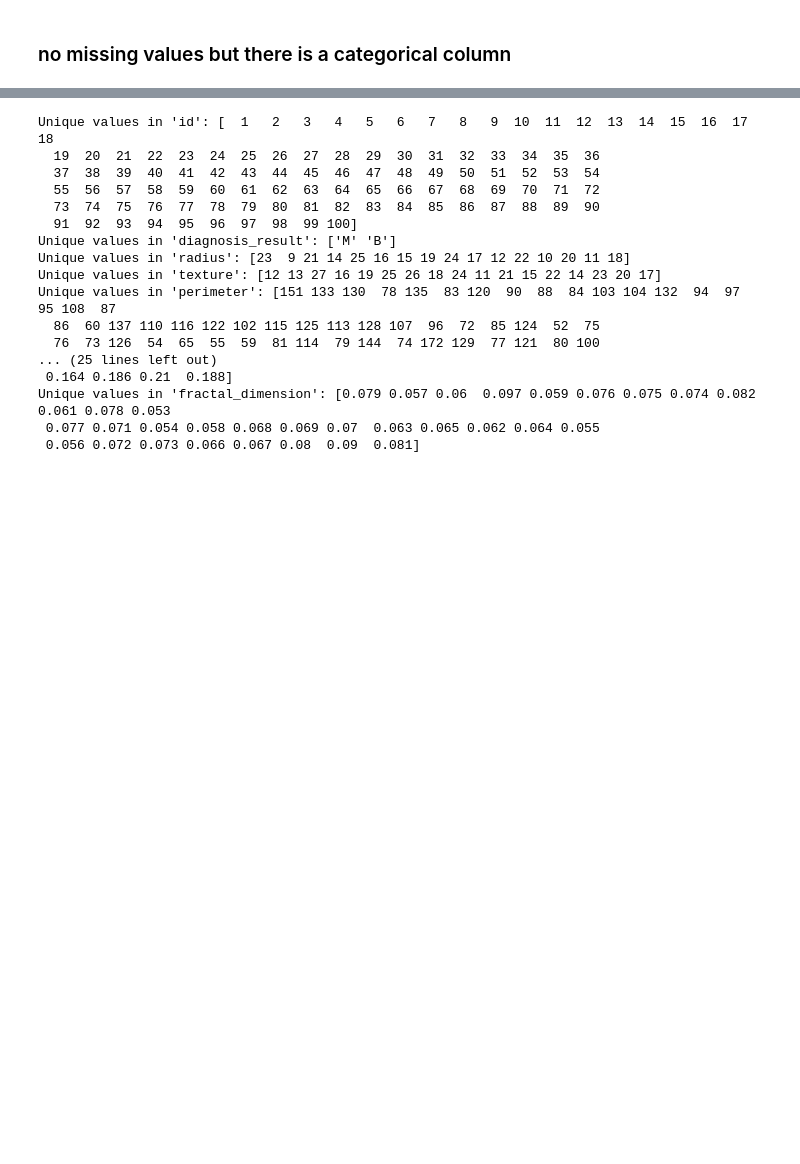
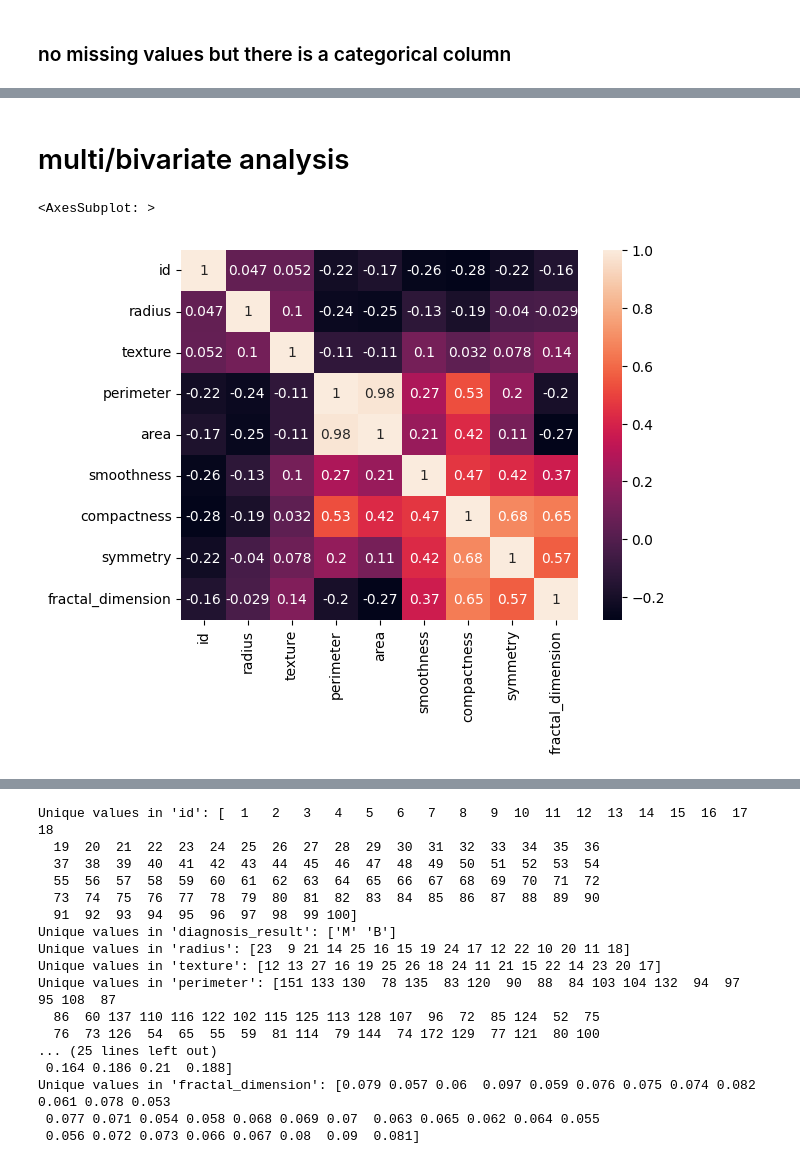
Before and after one commit to michaelhany510/ML-for-Robotics, a Jupyter notebook: Task 02-KNN algorithm/Task2_Robotics.ipynb, the cells around one changed output, grey strips where cells are left out. Drawn from its saved outputs; the diff is of its cells as text; code cells hidden in the pictures; blank space fills up the shorter version.

```diff
--- a/Task 02-KNN algorithm/Task2_Robotics.ipynb
+++ b/Task 02-KNN algorithm/Task2_Robotics.ipynb
@@ -43,0 +63,7 @@ memory usage: 7.9+ KB
+# %% [markdown]
+# multi/bivariate analysis
+# %%
+sns.heatmap( df.corr(), annot=True)
+# %% [output]
+<AxesSubplot: >
+[figure, added]
```
Also changed, not shown: parts of 13 cells of this notebook.
